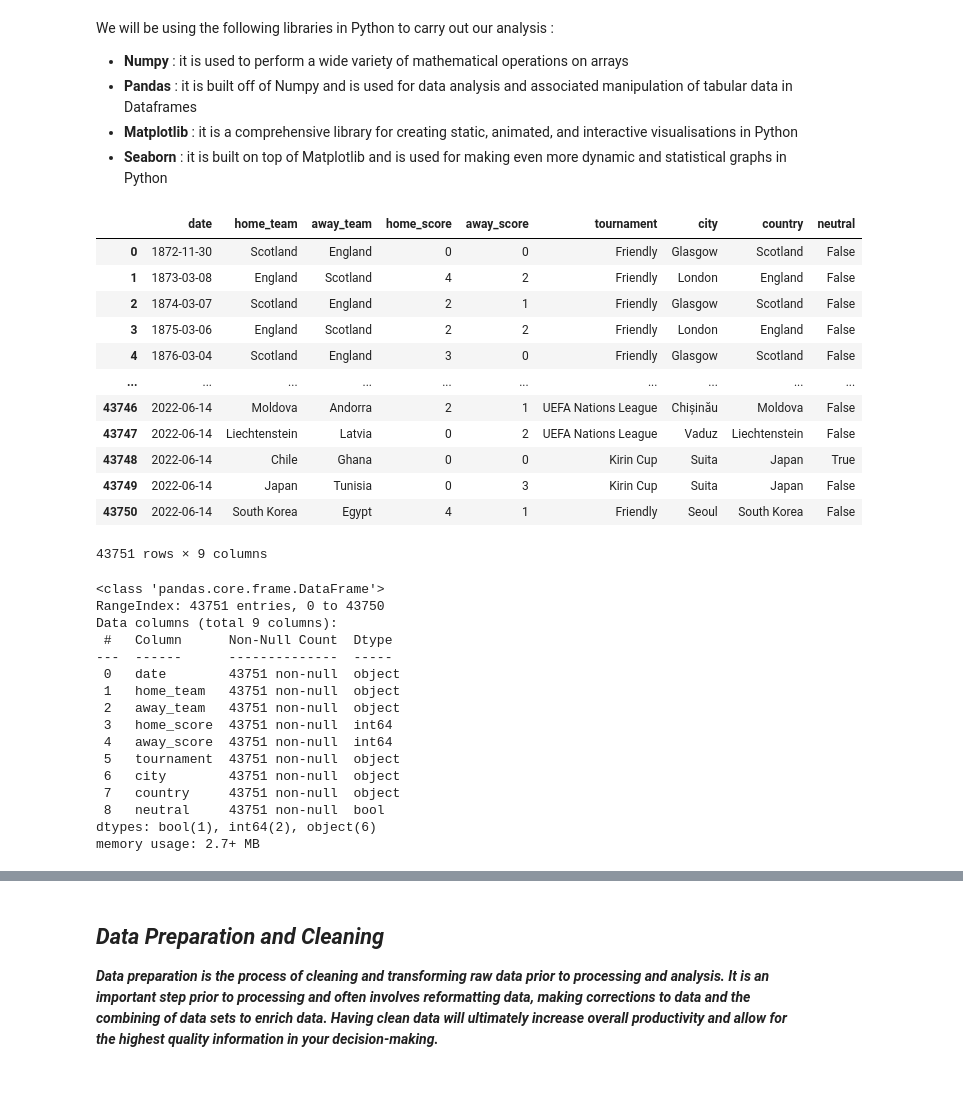
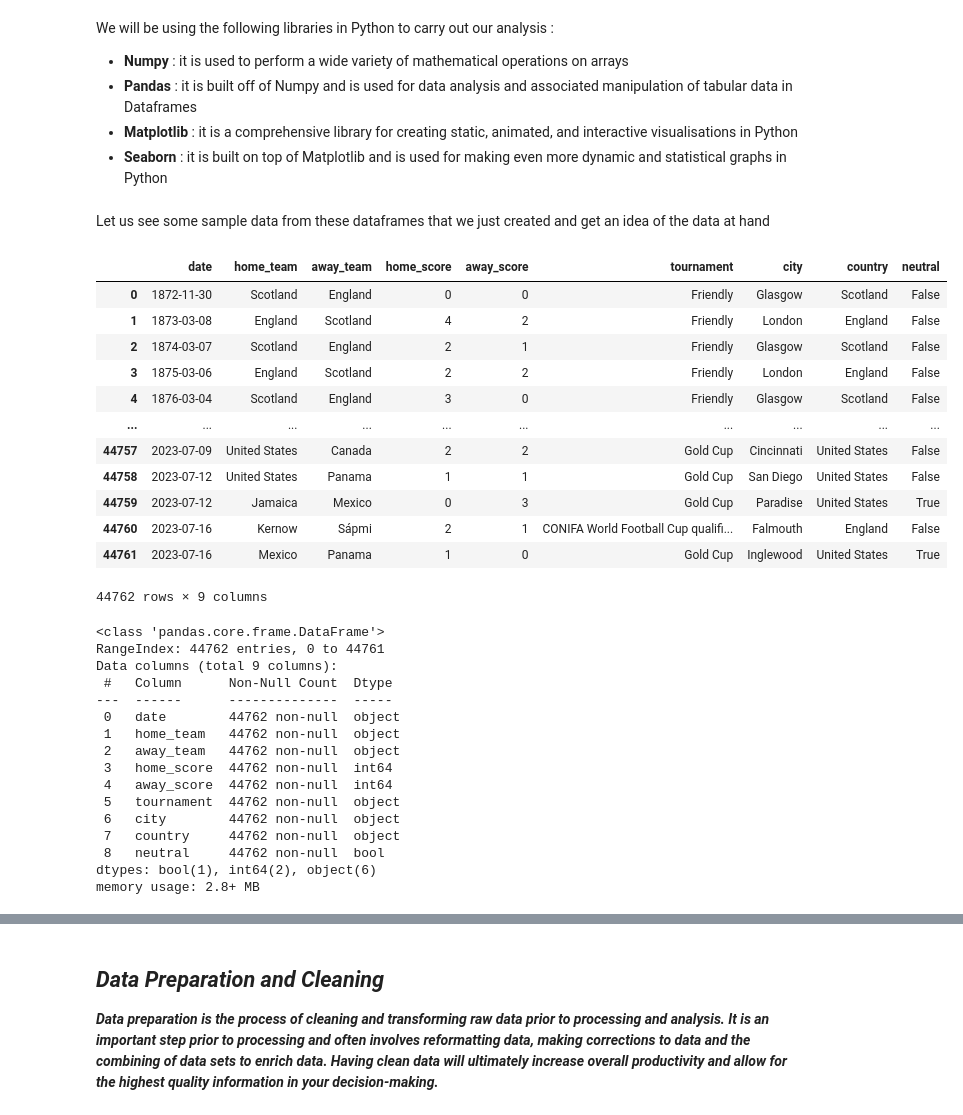
Before and after one commit to hamza-shakir/international-football-dashboard, a Jupyter notebook: visualizing-data-in-football.ipynb, the cells around one changed output, grey strips where cells are left out. Cells and saved outputs as stored; diff of their text form; code cells hidden in the pictures; blank space fills up the shorter version.

Commit message:
updated code to present data, optimized mutiple blocks of code, explained the code more elaborately in markdowns

```diff
--- a/visualizing-data-in-football.ipynb
+++ b/visualizing-data-in-football.ipynb
@@ -25,41 +28,44 @@ import seaborn as sns
 # %%
 # reading the CSV files
 
-results = pd.read_csv('results.csv')
-shootouts = pd.read_csv('shootouts.csv')
+results_df = pd.read_csv('results.csv')
+shootouts_df = pd.read_csv('shootouts.csv')
+goalscorers_df = pd.read_csv('goalscorers.csv')
+# %% [markdown]
+Let us see some sample data from these dataframes that we just created and get an idea of the data at hand
 # %%
-results
+results_df
 # %% [output]
 |  | date | home_team | away_team | home_score | away_score | tournament | city | country | neutral |
 | 0 | 1872-11-30 | Scotland | England | 0 | 0 | Friendly | Glasgow | Scotland | False |
 | 1 | 1873-03-08 | England | Scotland | 4 | 2 | Friendly | London | England | False |
 | 2 | 1874-03-07 | Scotland | England | 2 | 1 | Friendly | Glasgow | Scotland | False |
 | 3 | 1875-03-06 | England | Scotland | 2 | 2 | Friendly | London | England | False |
 | 4 | 1876-03-04 | Scotland | England | 3 | 0 | Friendly | Glasgow | Scotland | False |
 | ... | ... | ... | ... | ... | ... | ... | ... | ... | ... |
-| 43746 | 2022-06-14 | Moldova | Andorra | 2 | 1 | UEFA Nations League | Chișinău | Moldova | False |
-| 43747 | 2022-06-14 | Liechtenstein | Latvia | 0 | 2 | UEFA Nations League | Vaduz | Liechtenstein | False |
-| 43748 | 2022-06-14 | Chile | Ghana | 0 | 0 | Kirin Cup | Suita | Japan | True |
-| 43749 | 2022-06-14 | Japan | Tunisia | 0 | 3 | Kirin Cup | Suita | Japan | False |
-| 43750 | 2022-06-14 | South Korea | Egypt | 4 | 1 | Friendly | Seoul | South Korea | False |
+| 44757 | 2023-07-09 | United States | Canada | 2 | 2 | Gold Cup | Cincinnati | United States | False |
+| 44758 | 2023-07-12 | United States | Panama | 1 | 1 | Gold Cup | San Diego | United States | False |
+| 44759 | 2023-07-12 | Jamaica | Mexico | 0 | 3 | Gold Cup | Paradise | United States | True |
+| 44760 | 2023-07-16 | Kernow | Sápmi | 2 | 1 | CONIFA World Football Cup qualifi... | Falmouth | England | False |
+| 44761 | 2023-07-16 | Mexico | Panama | 1 | 0 | Gold Cup | Inglewood | United States | True |
-43751 rows × 9 columns
+44762 rows × 9 columns
 # %%
-results.info()
+results_df.info()
 # %% [output]
 <class 'pandas.core.frame.DataFrame'>
-RangeIndex: 43751 entries, 0 to 43750
+RangeIndex: 44762 entries, 0 to 44761
 Data columns (total 9 columns):
  #   Column      Non-Null Count  Dtype
 ---  ------      --------------  -----
- 0   date        43751 non-null  object
- 1   home_team   43751 non-null  object
- 2   away_team   43751 non-null  object
- 3   home_score  43751 non-null  int64
- 4   away_score  43751 non-null  int64
- 5   tournament  43751 non-null  object
- 6   city        43751 non-null  object
- 7   country     43751 non-null  object
- 8   neutral     43751 non-null  bool
+ 0   date        44762 non-null  object
+ 1   home_team   44762 non-null  object
+ 2   away_team   44762 non-null  object
+ 3   home_score  44762 non-null  int64
+ 4   away_score  44762 non-null  int64
+ 5   tournament  44762 non-null  object
+ 6   city        44762 non-null  object
+ 7   country     44762 non-null  object
+ 8   neutral     44762 non-null  bool
 dtypes: bool(1), int64(2), object(6)
-memory usage: 2.7+ MB
+memory usage: 2.8+ MB
 # %%
```
Also changed, not shown: parts of 44 cells of this notebook, 3 other files.
